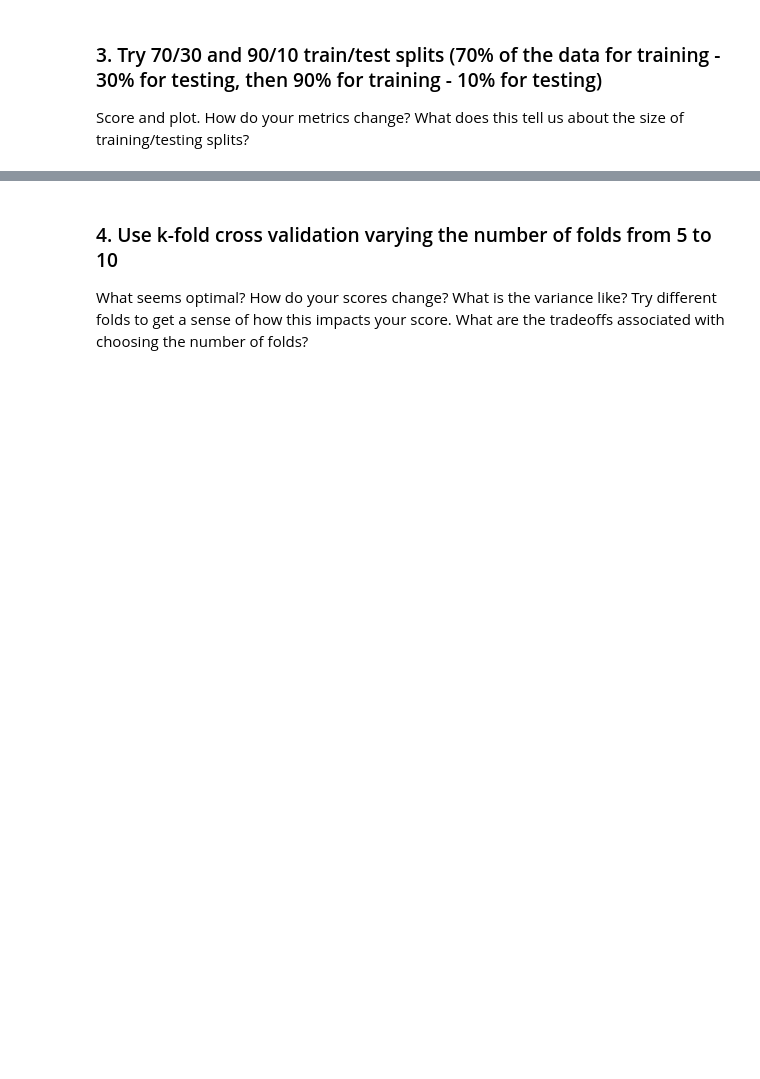
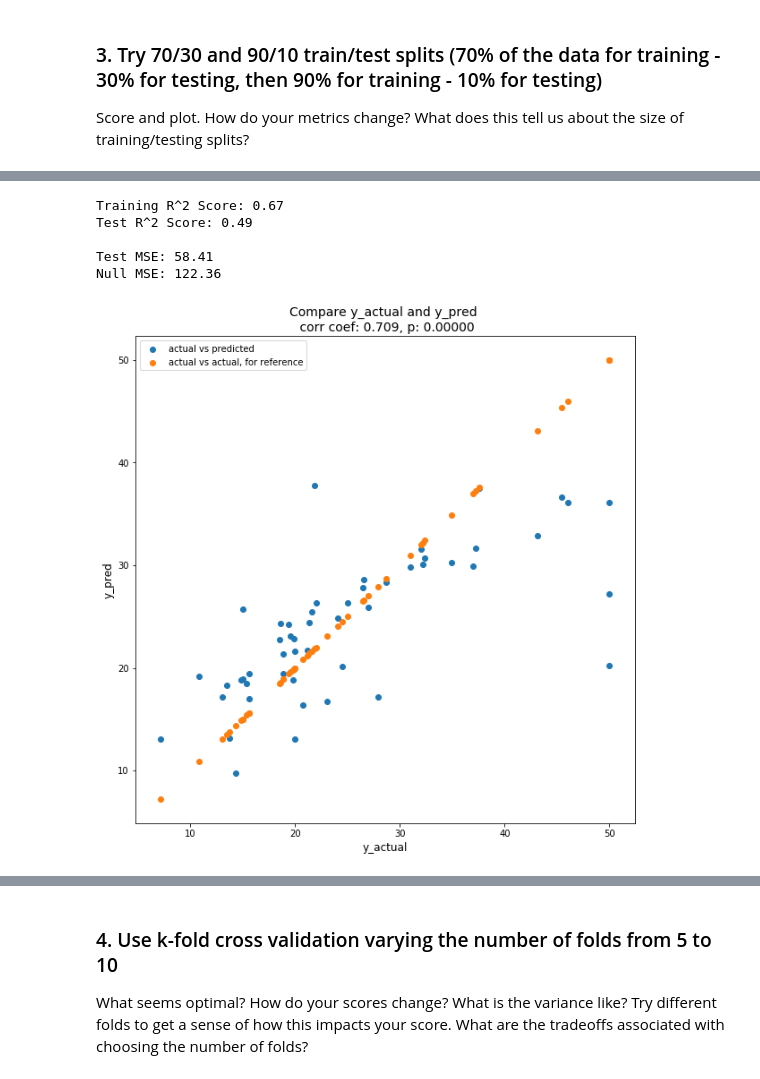
Before and after one commit to DineshPendyala/Start-ML, a Jupyter notebook: projects/03/linreg-knn-project.ipynb, the cells around one changed output, grey strips where cells are left out. Drawn from its saved outputs; the diff is of its cells as text; code cells hidden in the pictures; blank space fills up the shorter version.

```diff
--- a/projects/03/linreg-knn-project.ipynb
+++ b/projects/03/linreg-knn-project.ipynb
@@ -229,0 +260,12 @@ Score and plot. How do your metrics change? What does this tell us about the siz
+# %%
+y_test_10, y_pred_10  = lin_reg(X, y, 0.1, features)
+# %% [output]
+Training R^2 Score: 0.67
+Test R^2 Score: 0.49
+
+Test MSE: 58.41
+Null MSE: 122.36
+# %%
+plot_actuals_vs_predictions(y_test_10, y_pred_10)
+# %% [output]
+[figure, added]
```
Also changed, not shown: parts of 64 cells of this notebook, 3 other files.
